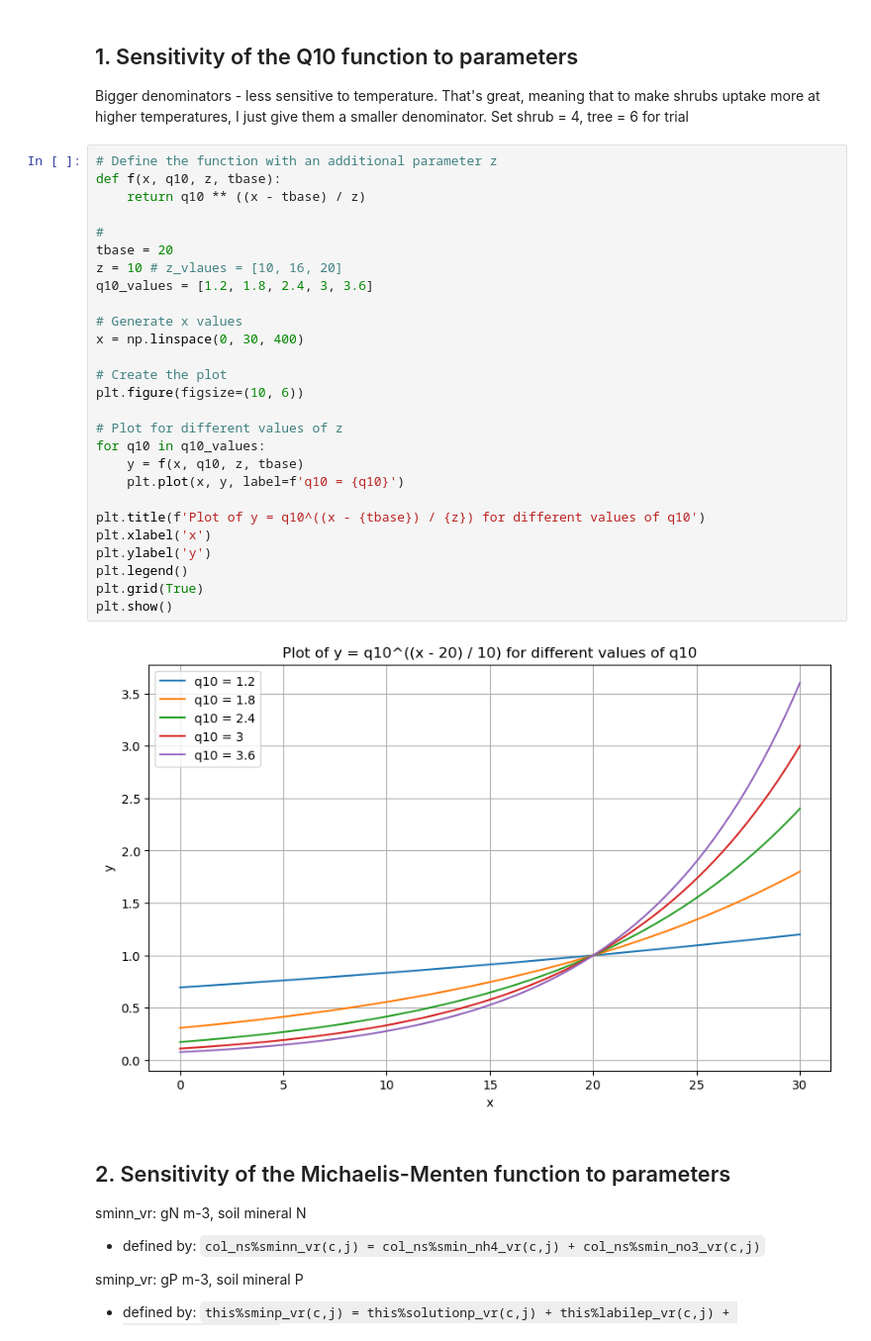
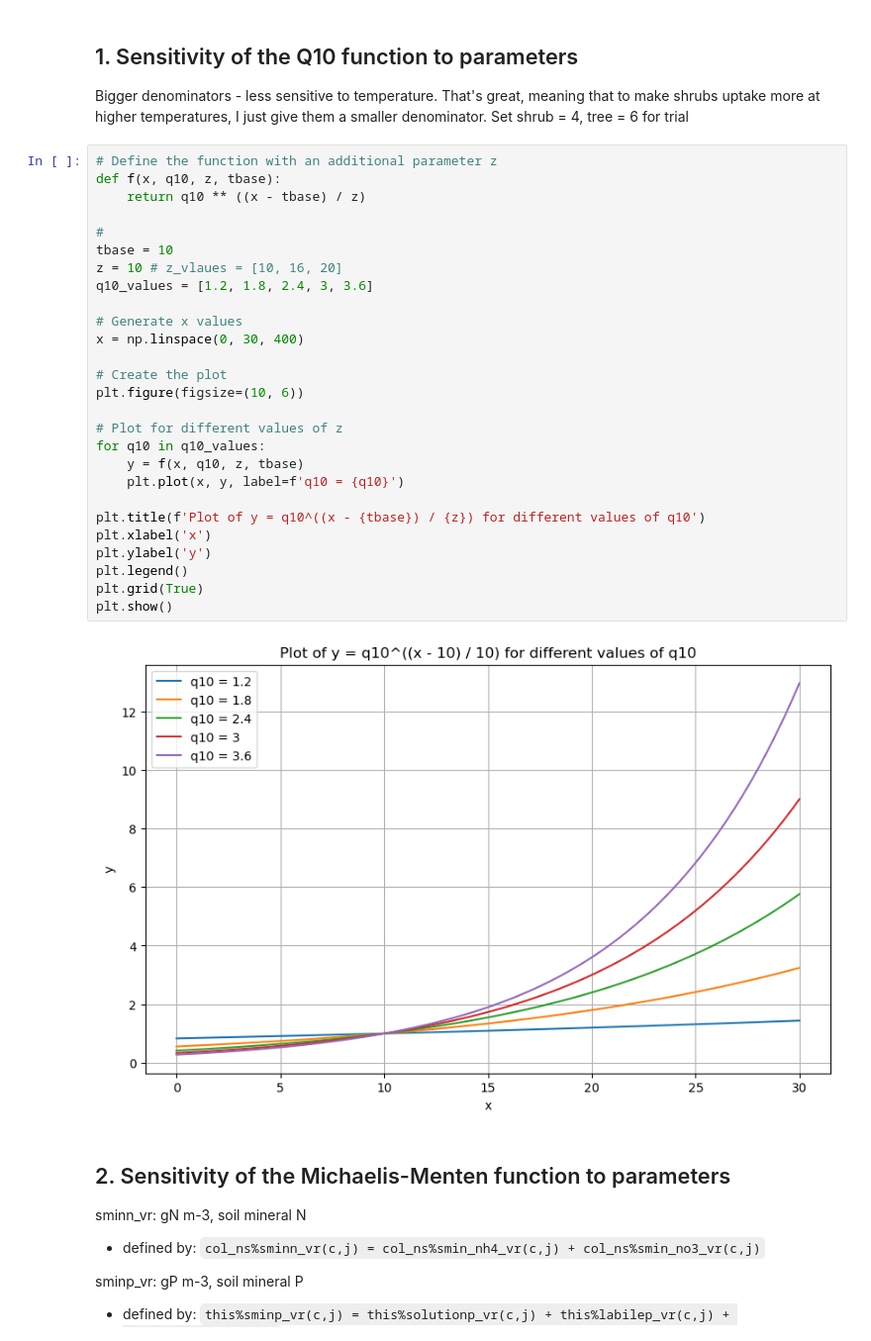
Before and after one commit to ypwong22/elm_nutrients, a Jupyter notebook: test_ECA_functions.ipynb, the cells around one changed output. Shown at 99% size. Cells and saved outputs as stored; diff of their text form.

```diff
--- a/test_ECA_functions.ipynb
+++ b/test_ECA_functions.ipynb
@@ -12,32 +12,32 @@ Set shrub = 4, tree = 6 for trial
 # %%
 # Define the function with an additional parameter z
 def f(x, q10, z, tbase):
     return q10 ** ((x - tbase) / z)
 
 #
-tbase = 20
+tbase = 10
 z = 10 # z_vlaues = [10, 16, 20]
 q10_values = [1.2, 1.8, 2.4, 3, 3.6]
 
 # Generate x values
 x = np.linspace(0, 30, 400)
 
 # Create the plot
 plt.figure(figsize=(10, 6))
 
 # Plot for different values of z
 for q10 in q10_values:
     y = f(x, q10, z, tbase)
     plt.plot(x, y, label=f'q10 = {q10}')
 
 plt.title(f'Plot of y = q10^((x - {tbase}) / {z}) for different values of q10')
 plt.xlabel('x')
 plt.ylabel('y')
 plt.legend()
 plt.grid(True)
 plt.show()
 # %% [output]
-[figure, old version]
+[figure, new version]
 # %% [markdown]
 ## 2. Sensitivity of the Michaelis-Menten function to parameters
 
```
Also changed, not shown: parts of 1 cell of this notebook, 10 other files.
